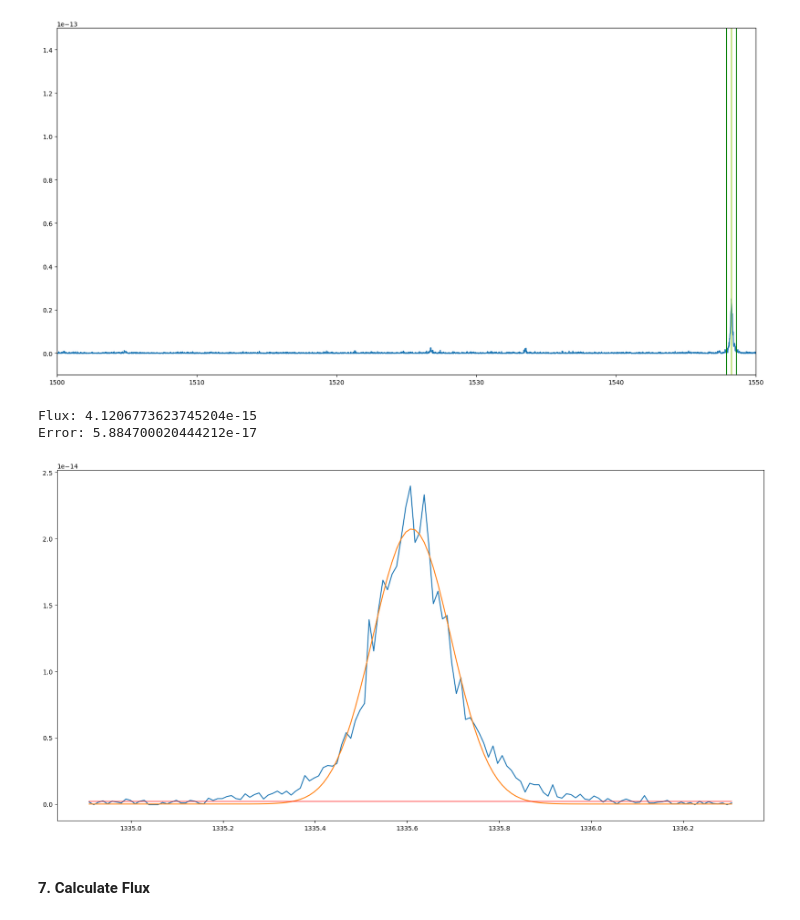
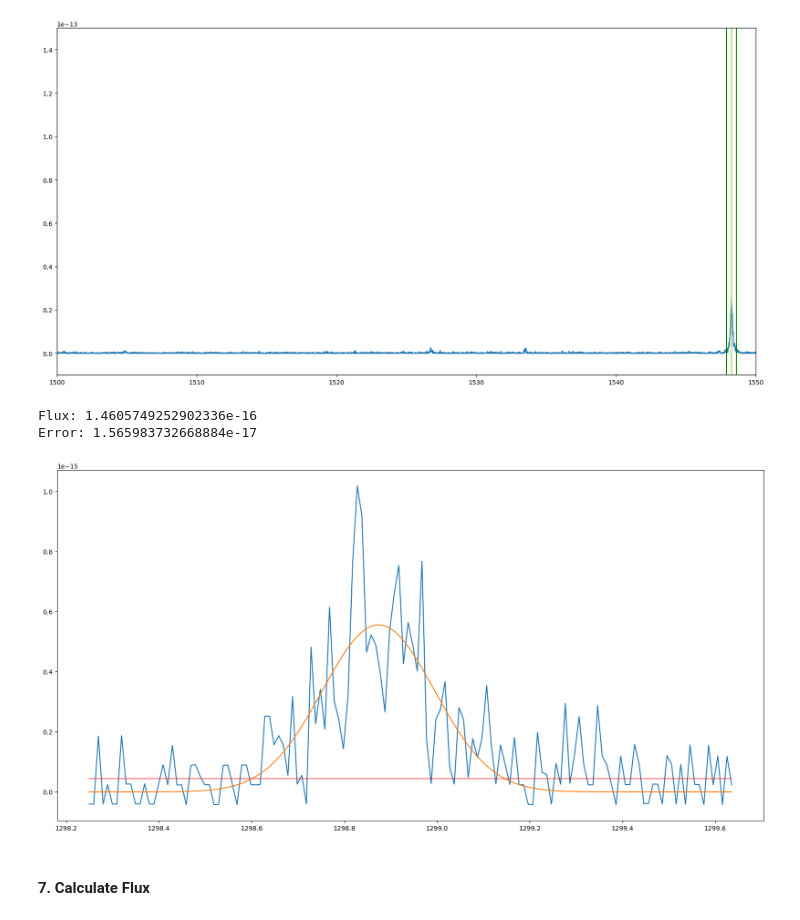
Before and after one commit to bellalongo/Star-Emission-Line-Flux, a Jupyter notebook: GJ-832/gj-832.ipynb, the cells around one changed output. Cells and saved outputs as stored; diff of their text form; code cells hidden in the pictures.

```diff
--- a/GJ-832/gj-832.ipynb
+++ b/GJ-832/gj-832.ipynb
@@ -229,41 +229,42 @@ def create_trendline(w, f, blended_line_bool):
     return p(wavelength_array)
 # %%
 # Mask current peak (use this for the rest!)
-wavelength_mask = (w > (w[mask][peaks][9] - flux_range)) & (w < (w[mask][peaks][9] + flux_range))
+wavelength_mask = (w > (1298.944 - flux_range)) & (w < (1298.944 + flux_range))
 
 # Take the middle flux value as the mean and the peak width as the stddev?
 curr_mean = np.mean(w[wavelength_mask])
 curr_std = np.std(w[wavelength_mask])
 
 # Create a Gaussian fit
 gaussian_model = models.Gaussian1D(mean = curr_mean, stddev=curr_std)
 fitter = fitting.LevMarLSQFitter()
 best_fit = fitter(gaussian_model, w[wavelength_mask], f[wavelength_mask])
 
 w0,w1 = wavelength_edges(w[wavelength_mask])
-total_sumflux = np.sum(best_fit(w[wavelength_mask])*(w1-w0))
+# total_sumflux = np.sum(best_fit(w[wavelength_mask])*(w1-w0))
+total_sumflux = np.sum(f[wavelength_mask]*(w1-w0))
 sumerror = (np.sum(e[wavelength_mask]**2 * (w1-w0)**2))**0.5
 
 plt.figure(figsize=(20,10))
 plt.plot(w[wavelength_mask], f[wavelength_mask])
 plt.plot(w[wavelength_mask], best_fit(w[wavelength_mask]))
 
 # Continuum calculation
 continuum = []
 trendline = create_trendline(w[wavelength_mask], f[wavelength_mask], False) # fix
 
 for i in range(0, len(trendline)):
     continuum.append(trendline[i])
 
 continuum_sumflux = np.sum(continuum*(w1-w0))
 
 
 print(f"Flux: {total_sumflux - continuum_sumflux}")
 print(f"Error: {sumerror}")
 # %% [output]
-Flux: 4.1206773623745204e-15
-Error: 5.884700020444212e-17
+Flux: 1.4605749252902336e-16
+Error: 1.565983732668884e-17
-[figure, old version]
+[figure, new version]
 # %%
 def check_in_range(val1, val2, x):
     if val1 <= x <= val2:
```
Also changed, not shown: parts of 2 cells of this notebook, 2 other files.
